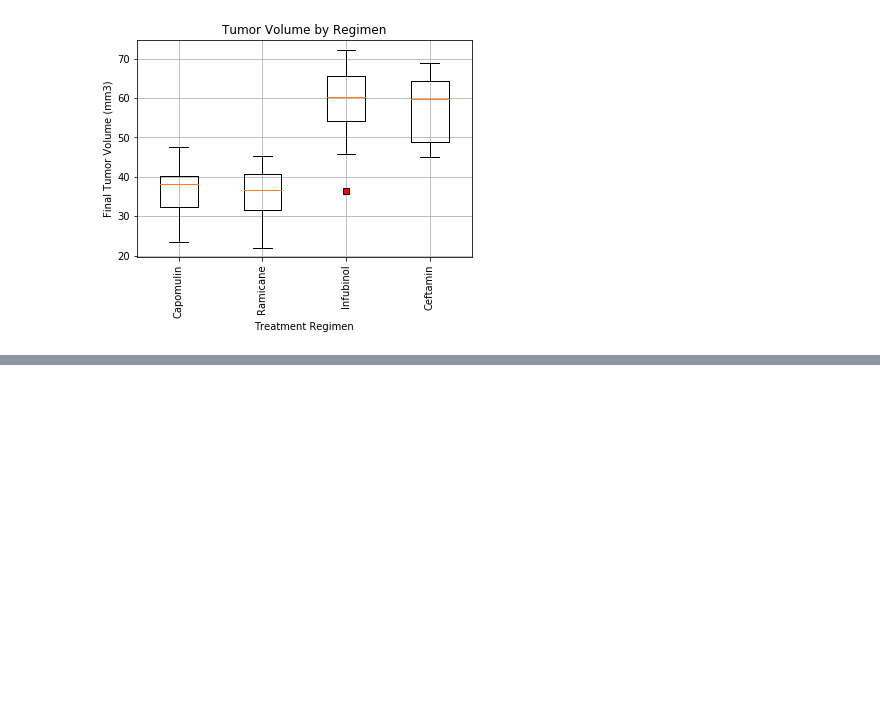
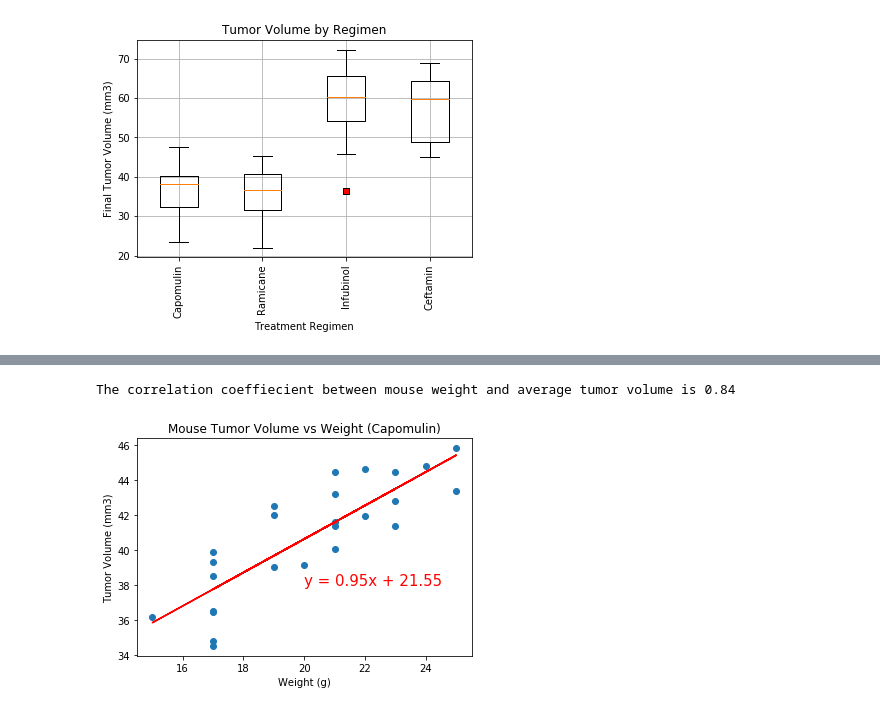
Before and after one commit to theriotn95/Pymaceuticals, a Jupyter notebook: pymaceuticals_study.ipynb, the cells around one changed output, grey strips where cells are left out. Drawn from its saved outputs; the diff is of its cells as text; code cells hidden in the pictures; blank space fills up the shorter version.

```diff
--- a/pymaceuticals_study.ipynb
+++ b/pymaceuticals_study.ipynb
@@ -179,0 +287,29 @@ plt.show()
+# %%
+#Generate a scatter plot of mouse weight versus average tumor volume for the Capomulin regimen
+
+tum_vol= cap_avg["Tumor Volume (mm3)"]
+weight = cap_avg["Weight (g)"]
+correlation = st.pearsonr(tum_vol,weight)
+
+#calculate correaltion coefficent
+print(f"The correlation coeffiecient between mouse weight and average tumor volume is {round(correlation[0],2)}")
+
+#calcualte line regression model
+(slope, intercept, rvalue, pvalue, stderr) = st.linregress(weight, tum_vol)
+
+lin_regress = weight * slope + intercept
+
+linear_reg_equ = "y = " + str(round(slope,2)) + "x + " + str(round(intercept,2))
+
+#Generate your scatter plot with linear regression model over plot
+plt.scatter(weight,tum_vol)
+plt.plot(weight,lin_regress,"r-")
+plt.title("Mouse Tumor Volume vs Weight (Capomulin)")
+plt.xlabel("Weight (g)")
+plt.ylabel("Tumor Volume (mm3)")
+plt.annotate(linear_reg_equ,(20,38),fontsize=15,color="red")
+
+plt.show()
+# %% [output]
+The correlation coeffiecient between mouse weight and average tumor volume is 0.84
+[figure, added]
```
Also changed, not shown: parts of 12 cells of this notebook.
